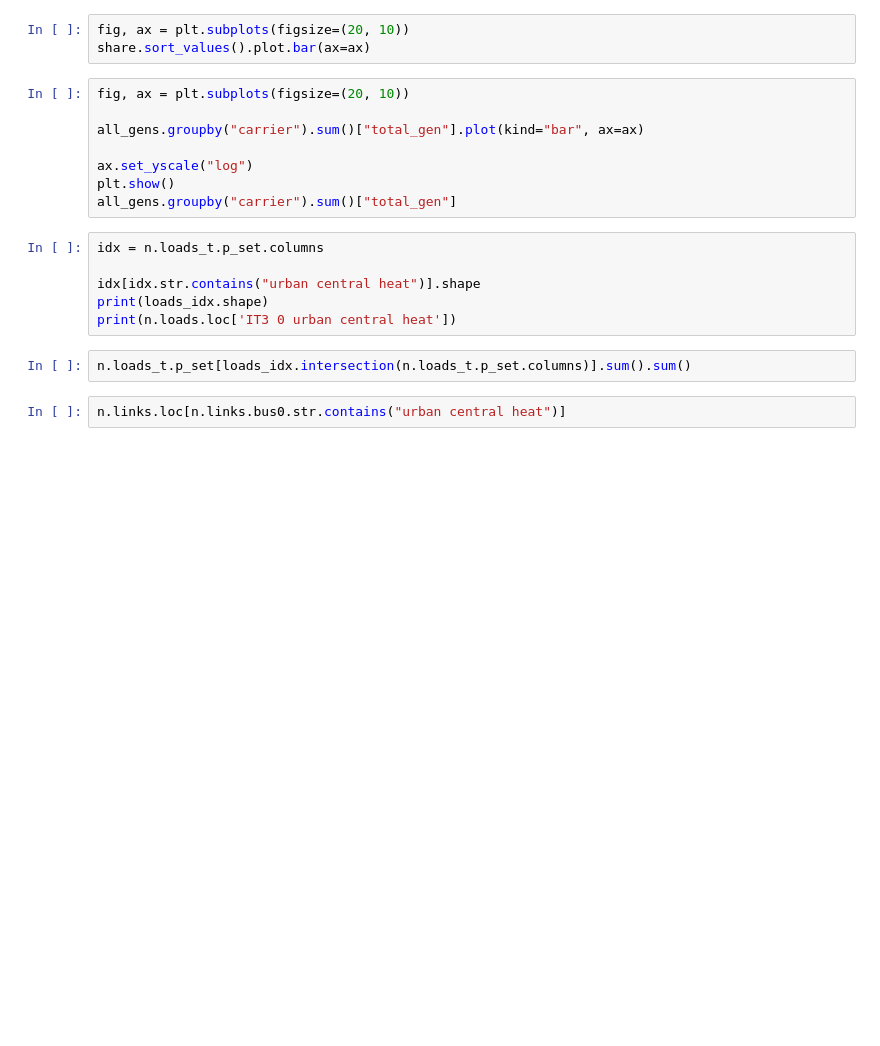
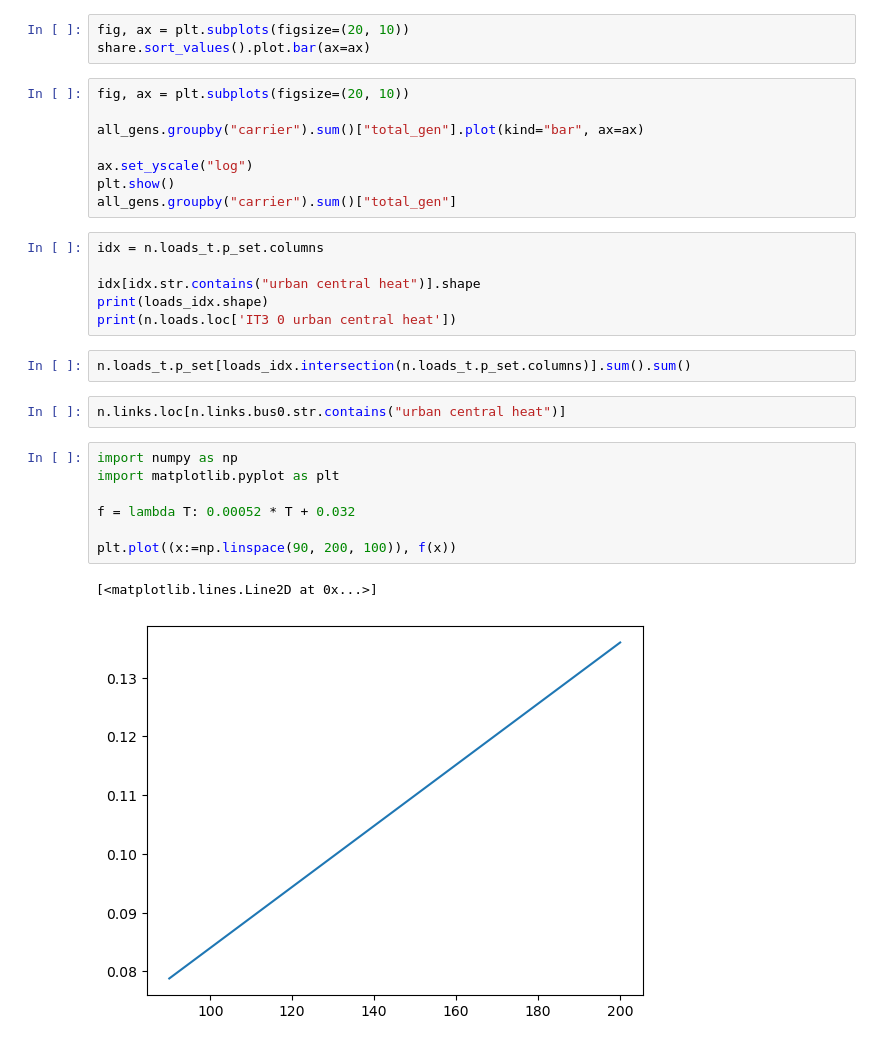
Before and after one commit to LukasFrankenQ/egs_market_integration, a Jupyter notebook: notebooks/get_capacity_factors.ipynb, the cells around one changed output. Cells and saved outputs as stored; diff of their text form; blank space fills up the shorter version.

```diff
--- a/notebooks/get_capacity_factors.ipynb
+++ b/notebooks/get_capacity_factors.ipynb
@@ -201,3 +199,13 @@ print(n.loads.loc['IT3 0 urban central heat'])
 n.loads_t.p_set[loads_idx.intersection(n.loads_t.p_set.columns)].sum().sum()
 # %%
 n.links.loc[n.links.bus0.str.contains("urban central heat")]
+# %%
+import numpy as np
+import matplotlib.pyplot as plt
+
+f = lambda T: 0.00052 * T + 0.032
+
+plt.plot((x:=np.linspace(90, 200, 100)), f(x))
+# %% [output]
+[<matplotlib.lines.Line2D at 0x...>]
+[figure, added]
```
Also changed, not shown: parts of 1 cell of this notebook, 7 other files.
